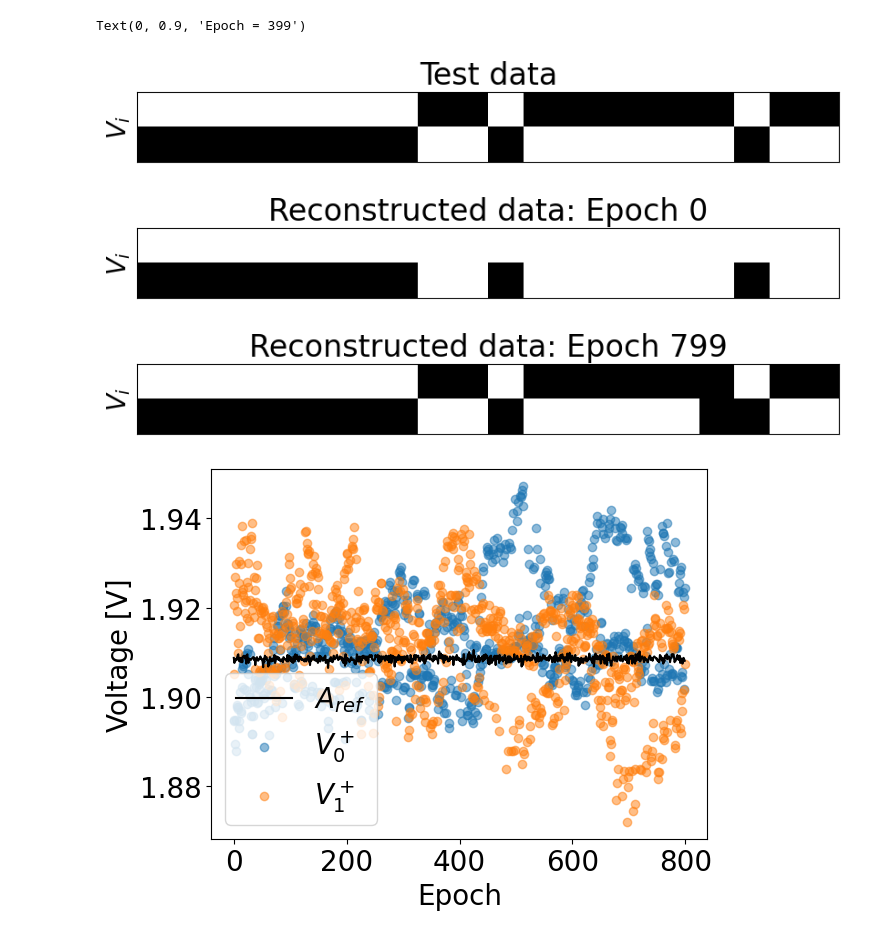
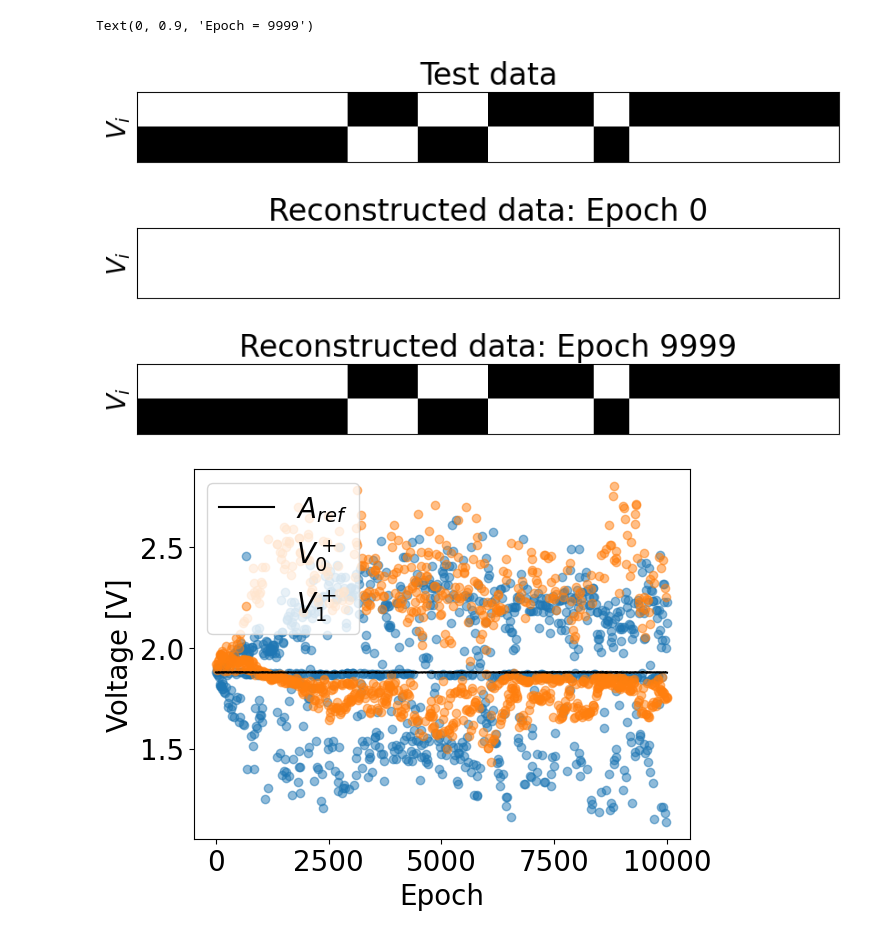
Before and after one commit to laltman2/RKM, a Jupyter notebook: Plot_training_Modular_2x2.ipynb, the cells around one changed output. Drawn from its saved outputs; the diff is of its cells as text; code cells hidden in the pictures.

```diff
--- a/Plot_training_Modular_2x2.ipynb
+++ b/Plot_training_Modular_2x2.ipynb
@@ -143,9 +160,11 @@ def plot_training(df):
 #     fig.tight_layout()
 #     return fig
 # %%
-# 18
-df = pd.read_csv('data/trainings/NV2NH2_500mV_detinf_L21e-4_init0_longtrain/train00.csv')
+lam = 100000
+df = pd.read_csv('data/trainings/T_500mV_L2_0_detinf_031026/train00.csv')
 setup(df)
 # df
 fig= plot_training(df)
+# fig.savefig('figures/200mV_L2_1e4_demo.png')
+# df
 # %% [output]
@@ -152,0 +172,19 @@ fig= plot_training(df)
+# %%
+numV = 2
+numH = 2
+
+net = RKMNetwork(numV,numH)
+
+row = df.iloc[0]
+
+net.load_state(row)
+
+net.draw_network_state()
+
+row = df.iloc[-1]
+# print(row)
+net.load_state(row)
+fig, ax = net.draw_network_state()
+fig.tight_layout()
+# fig.savefig('figures/0mV_finalstate.png')
+#net.draw_fullnetwork_state()
@@ -153,5 +194,5 @@ fig= plot_training(df)
 # %%
-step = 0
+step = -1
 
 last = df.iloc[-1].trainingstep
 
@@ -176,37 +217,37 @@ fig3, ax3 = plt.subplots(figsize=(10,1))
 
 ax1.imshow(Vtest, cmap='binary')
 ax2.imshow(Vrecon0, cmap='binary')
 ax3.imshow(Vrecon2, cmap='binary')
 
 ax1.set_xticks([])
 ax2.set_xticks([])
 ax3.set_xticks([])
 
 ax1.set_yticks([])
 ax2.set_yticks([])
 ax3.set_yticks([])
 
 ax1.set_ylabel(r'$V_i$')
 ax2.set_ylabel(r'$V_i$')
 ax3.set_ylabel(r'$V_i$')
 
 ax1.set_title("Test data")
 
 ax2.set_title("Reconstructed data: Epoch 0")
 ax3.set_title("Reconstructed data: Epoch {}".format(step2))
 fig.text(0,0.9,"Epoch = {}".format(row.epoch))
 # fig1.tight_layout()
 # fig2.tight_layout()
 # fig3.tight_layout()
 
 # fig1.savefig('figures/test_data_0728.png')
 # fig2.savefig('figures/recon_data_0_0728.png')
 # fig3.savefig('figures/recon_data_198_0728.png')
 # %% [output]
-Text(0, 0.9, 'Epoch = 399')
+Text(0, 0.9, 'Epoch = 9999')
-[figure, old version]
+[figure, new version]
-[figure, old version]
+[figure, new version]
-[figure, old version]
+[figure, new version]
 # %%
 plt.plot(df.trainingstep, df.analogZero, c='k', zorder=5, label=r'$A_{ref}$')
 #plt.hlines(np.mean(df.analogZero)+.1, 0, np.max(df.trainingstep))
@@ -217,7 +258,7 @@ plt.xlabel('Epoch')
 plt.ylabel('Voltage [V]')
 plt.show()
 # %% [output]
-[figure, old version]
+[figure, new version]
 # %%
 plt.plot(df.trainingstep, df.analogZero, c='k', zorder=5, label=r'$A_{ref}$')
 plt.scatter(df.trainingstep, df.aH0, alpha=0.5, label=r'$H_0^+$')
```
Also changed, not shown: parts of 5 cells of this notebook, 3 other files.
